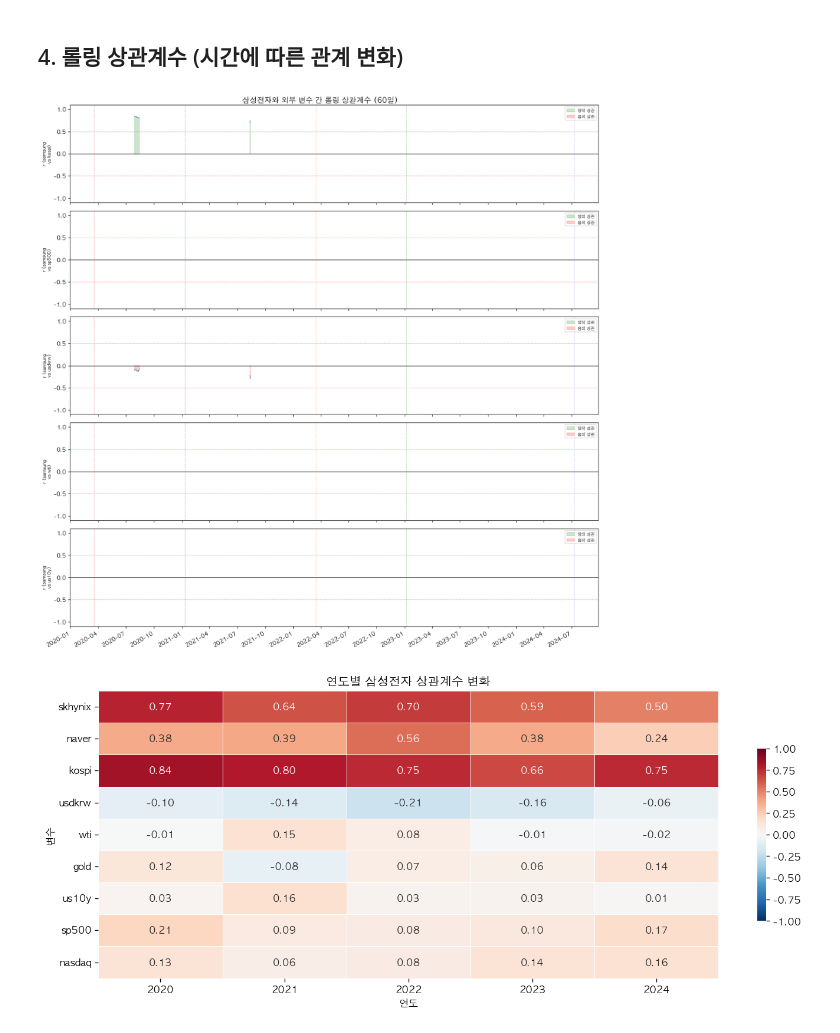
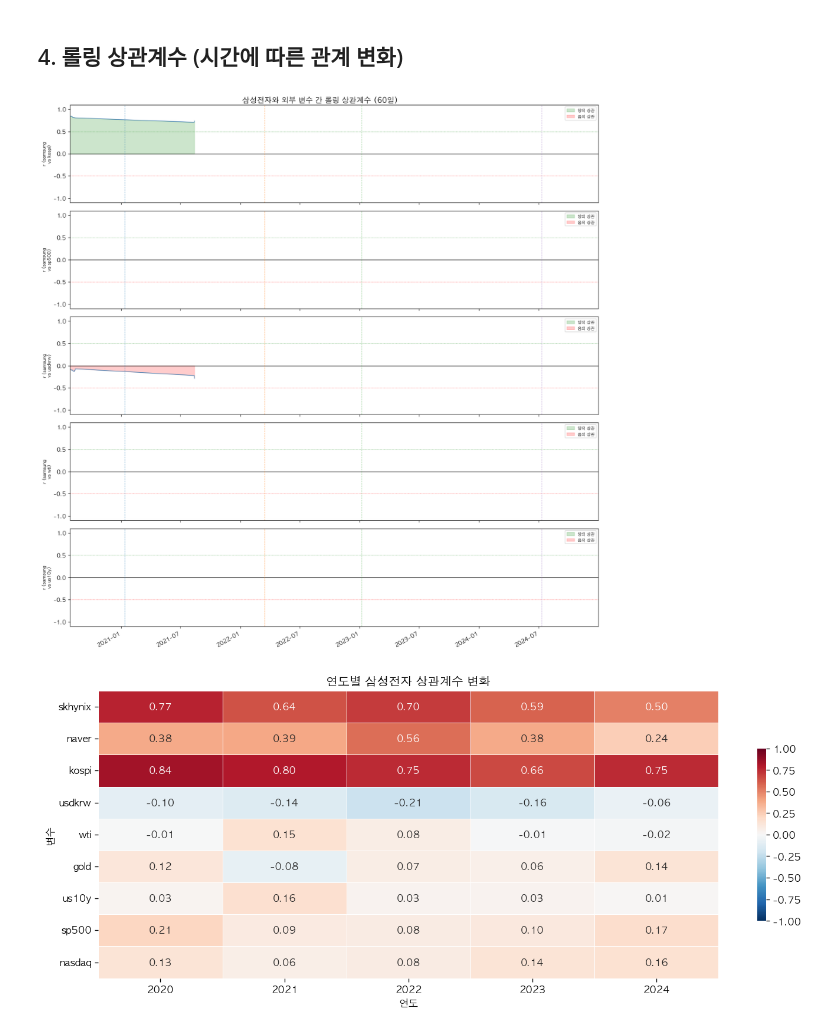
Before and after one commit to jinjintaek/korean-stock-external-factors-eda, a Jupyter notebook: notebooks/02_eda_analysis.ipynb, the cells around one changed output. Drawn from its saved outputs; the diff is of its cells as text; code cells hidden in the pictures.

```diff
--- a/notebooks/02_eda_analysis.ipynb
+++ b/notebooks/02_eda_analysis.ipynb
@@ -311,46 +312,44 @@ plt.show()
 # %% [markdown]
 ## 4. 롤링 상관계수 (시간에 따른 관계 변화)
 # %%
-# ── 60일 롤링 상관계수 ────────────────────────────────────────
-WINDOW = 60  # ~3개월
+WINDOW = 60
 rolling_corr_vars = ['kospi', 'sp500', 'usdkrw', 'wti', 'us10y']
 
 rolling_corrs = pd.DataFrame({
     var: returns['samsung'].rolling(WINDOW).corr(returns[var])
     for var in rolling_corr_vars
 })
 
+valid_start = rolling_corrs.dropna(how='all').index.min()
+valid_end   = rolling_corrs.index.max()
+
 fig, axes = plt.subplots(len(rolling_corr_vars), 1, figsize=(14, 14), sharex=True)
 fig.suptitle(f'삼성전자와 외부 변수 간 롤링 상관계수 ({WINDOW}일)', fontsize=13, fontweight='bold')
 
 for ax, var in zip(axes, rolling_corr_vars):
-    r = rolling_corrs[var]
+    r = rolling_corrs[var].dropna()
     ax.plot(r.index, r, linewidth=1, color='steelblue')
-    ax.fill_between(r.index, r, 0,
-                    where=(r > 0), alpha=0.2, color='green', label='양의 상관')
-    ax.fill_between(r.index, r, 0,
-                    where=(r < 0), alpha=0.2, color='red', label='음의 상관')
+    ax.fill_between(r.index, r, 0, where=(r > 0), alpha=0.2, color='green', label='양의 상관')
+    ax.fill_between(r.index, r, 0, where=(r < 0), alpha=0.2, color='red',   label='음의 상관')
     ax.axhline(0,    color='black', lw=0.8)
     ax.axhline(0.5,  color='green', lw=0.5, linestyle='--', alpha=0.5)
     ax.axhline(-0.5, color='red',   lw=0.5, linestyle='--', alpha=0.5)
     ax.set_ylabel(f'r (samsung\nvs {var})', fontsize=8)
     ax.set_ylim(-1.1, 1.1)
     ax.legend(fontsize=7, loc='upper right')
+    for ev in EVENTS:
+        ax.axvline(pd.Timestamp(ev['date']), color=ev['color'], linestyle='--', alpha=0.5, lw=0.8)
 
-    # 이벤트 표시
-    for ev in EVENTS:
-        ax.axvline(pd.Timestamp(ev['date']), color=ev['color'],
-                   linestyle='--', alpha=0.5, lw=0.8)
-
+# xlim 명시 + DateFormatter만 설정 (MonthLocator 제거)
+axes[-1].set_xlim(valid_start, valid_end)
 axes[-1].xaxis.set_major_formatter(mdates.DateFormatter('%Y-%m'))
-axes[-1].xaxis.set_major_locator(mdates.MonthLocator(interval=3))
 plt.setp(axes[-1].xaxis.get_majorticklabels(), rotation=30, ha='right')
 
 plt.tight_layout()
 plt.savefig(FIG_DIR / 'fig6_rolling_correlation.png', bbox_inches='tight')
 plt.show()
 # %% [output]
-[figure, old version]
+[figure, new version]
 # %%
 # ── 연도별 상관계수 히트맵 ────────────────────────────────────
 years = [2020, 2021, 2022, 2023, 2024]
```
Also changed, not shown: parts of 2 cells of this notebook, 8 other files.
